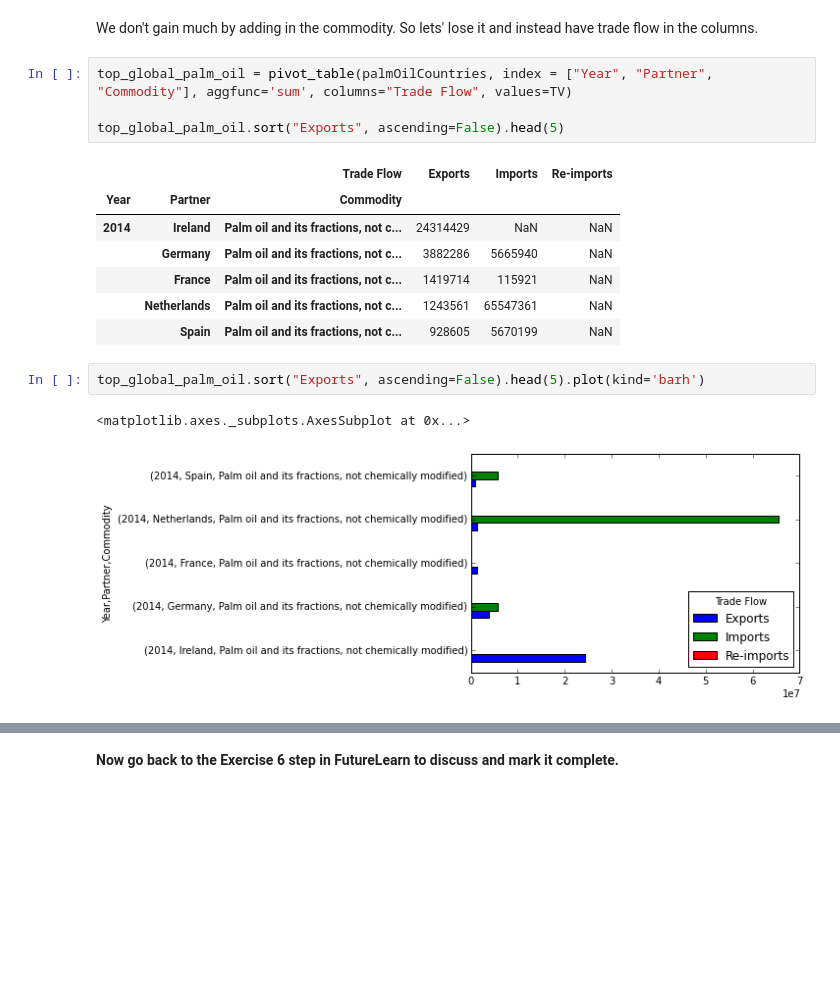
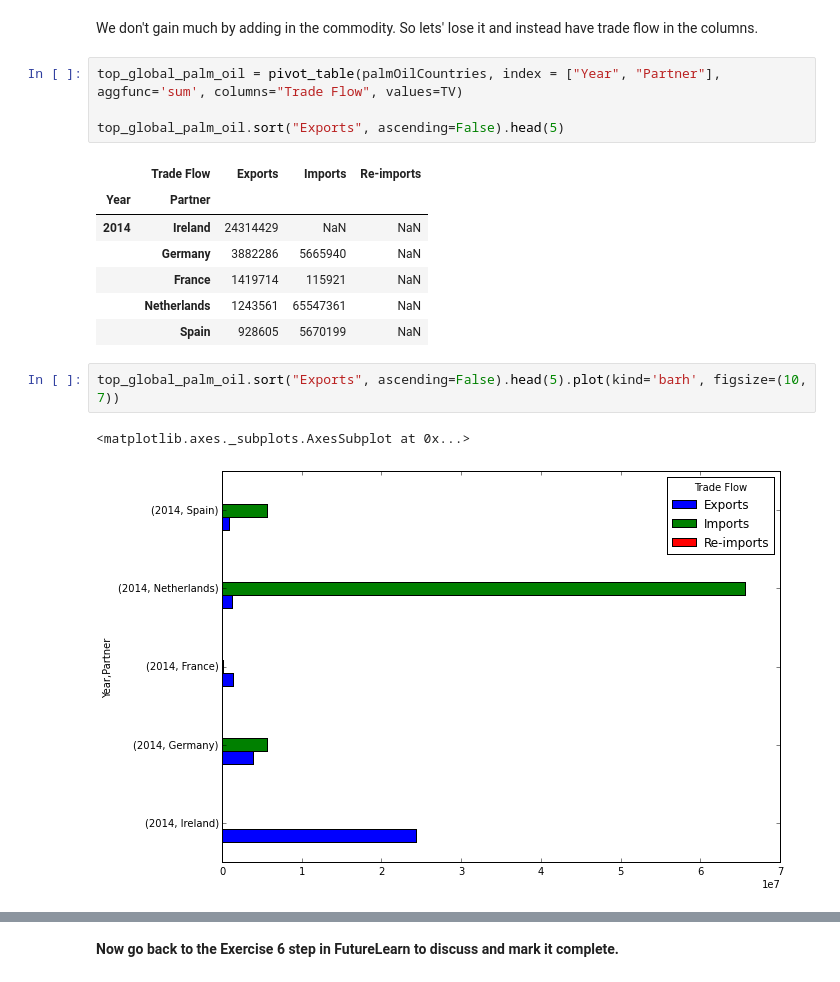
Before and after one commit to mrchrisadams/future-learn-learn-to-code, a Jupyter notebook: Week 4_exercise_notebook-copy.ipynb, the cells around one changed output, grey strips where cells are left out. Saved outputs shown, nothing was run; the diff lists cells and outputs as text; blank space fills up the shorter version.

```diff
--- a/Week 4_exercise_notebook-copy.ipynb
+++ b/Week 4_exercise_notebook-copy.ipynb
@@ -1225,19 +1225,19 @@ Name: Trade Value (US$), dtype: int64
 # %% [markdown]
 We don't gain much by adding in the commodity. So lets' lose it and instead have trade flow in the columns.
 # %%
-top_global_palm_oil = pivot_table(palmOilCountries, index = ["Year", "Partner", "Commodity"], aggfunc='sum', columns="Trade Flow", values=TV)
+top_global_palm_oil = pivot_table(palmOilCountries, index = ["Year", "Partner"], aggfunc='sum', columns="Trade Flow", values=TV)
 
 top_global_palm_oil.sort("Exports", ascending=False).head(5)
 # %% [output]
-|  |  | Trade Flow | Exports | Imports | Re-imports |
-| Year | Partner | Commodity |  |  |  |
-| 2014 | Ireland | Palm oil and its fractions, not c... | 24314429 | NaN | NaN |
-|  | Germany | Palm oil and its fractions, not c... | 3882286 | 5665940 | NaN |
-|  | France | Palm oil and its fractions, not c... | 1419714 | 115921 | NaN |
-|  | Netherlands | Palm oil and its fractions, not c... | 1243561 | 65547361 | NaN |
-|  | Spain | Palm oil and its fractions, not c... | 928605 | 5670199 | NaN |
+|  | Trade Flow | Exports | Imports | Re-imports |
+| Year | Partner |  |  |  |
+| 2014 | Ireland | 24314429 | NaN | NaN |
+|  | Germany | 3882286 | 5665940 | NaN |
+|  | France | 1419714 | 115921 | NaN |
+|  | Netherlands | 1243561 | 65547361 | NaN |
+|  | Spain | 928605 | 5670199 | NaN |
 # %%
-top_global_palm_oil.sort("Exports", ascending=False).head(5).plot(kind='barh')
+top_global_palm_oil.sort("Exports", ascending=False).head(5).plot(kind='barh', figsize=(10, 7))
 # %% [output]
 <matplotlib.axes._subplots.AxesSubplot at 0x...>
-[figure, old version]
+[figure, new version]
```
Also changed, not shown: parts of 15 cells of this notebook.
